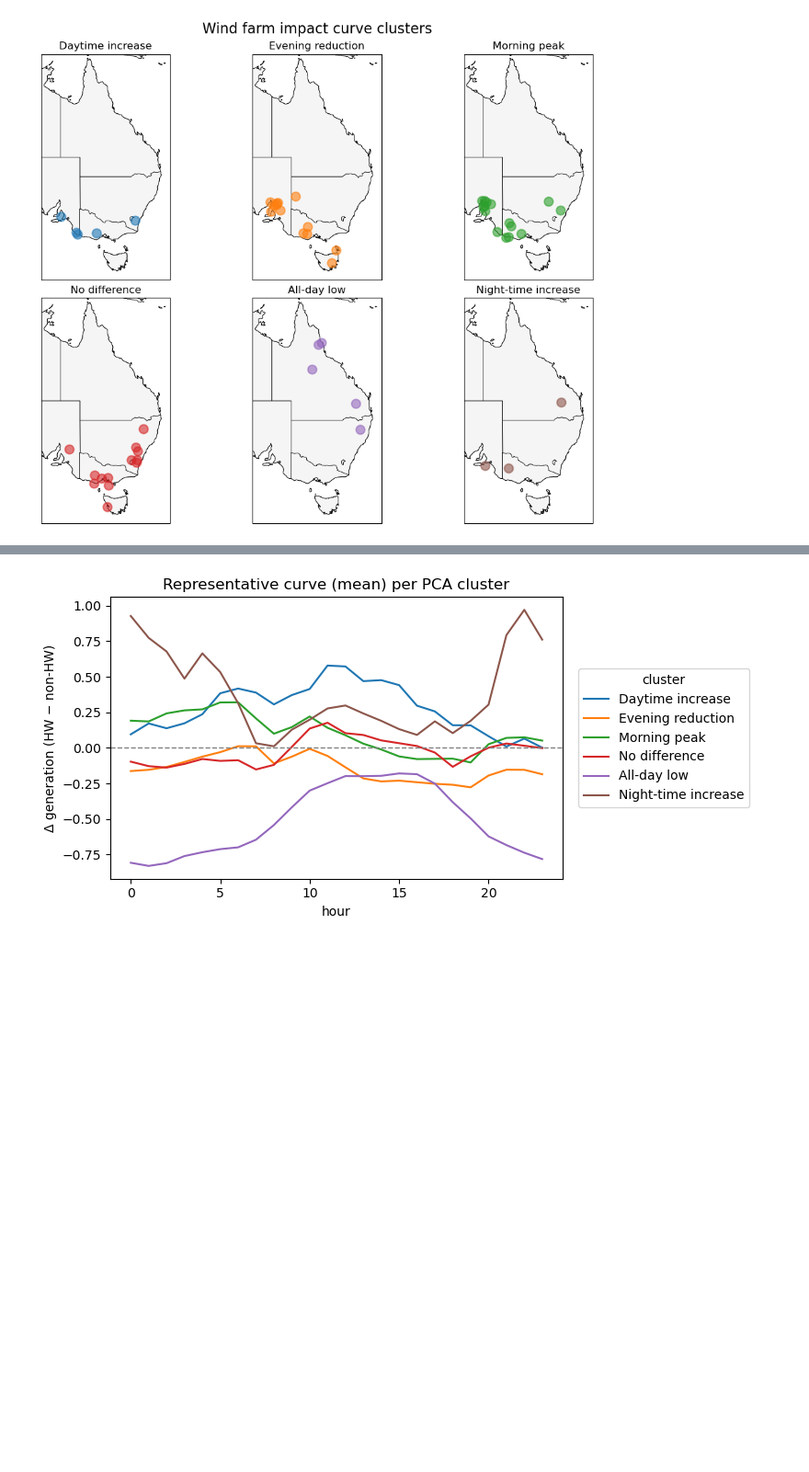
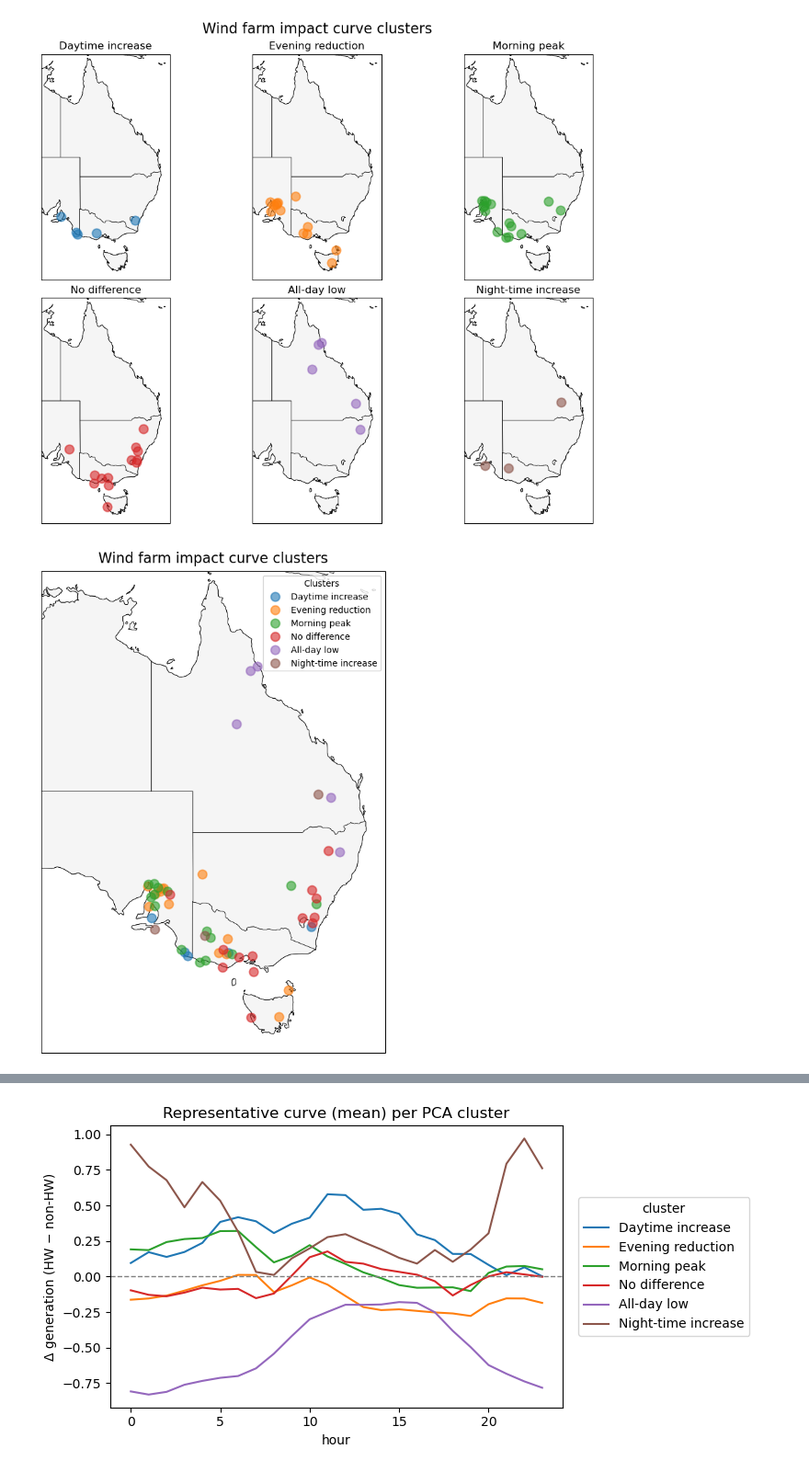
Before and after one commit to salpadorume/NEM_BARRA, a Jupyter notebook: analysis/wind_chapter/pca_clustering.ipynb, the cells around one changed output, grey strips where cells are left out. Shown at 92% size. Drawn from its saved outputs; the diff is of its cells as text; code cells hidden in the pictures; blank space fills up the shorter version.

```diff
--- a/analysis/wind_chapter/pca_clustering.ipynb
+++ b/analysis/wind_chapter/pca_clustering.ipynb
@@ -352,6 +352,78 @@ plt.savefig(
 plt.show()
 # %% [output]
 [figure]
+# %%
+def plot_clusters_single_map(
+    valid,
+    cluster_styles,
+    jitter_lon=0.5,
+    jitter_lat=0.5,
+    seed=42,
+    extent=[130, 155, -45, -10],
+    save_path=None,
+):
+
+    rng = np.random.default_rng(seed)
+
+    # --- jitter points ---
+    valid_jitter = valid.copy()
+    valid_jitter["lon_j"] = valid_jitter["lon"] + rng.normal(0, jitter_lon, len(valid))
+    valid_jitter["lat_j"] = valid_jitter["lat"] + rng.normal(0, jitter_lat, len(valid))
+
+    clusters = sorted(valid_jitter["profiles"].unique())
+
+    # --- create single map ---
+    fig, ax = plt.subplots(
+        figsize=(10, 8),
+        subplot_kw={"projection": ccrs.PlateCarree()},
+        constrained_layout=True,
+    )
+
+    # Map extent
+    ax.set_extent(extent, crs=ccrs.PlateCarree())
+
+    # Background features
+    ax.add_feature(cfeature.LAND, facecolor="whitesmoke")
+    ax.add_feature(cfeature.COASTLINE, linewidth=0.6)
+    ax.add_feature(cfeature.BORDERS, linewidth=0.4)
+    ax.add_feature(cfeature.STATES, linewidth=0.4, zorder=2)
+
+    # --- plot each cluster ---
+    for cl in clusters:
+        subset = valid_jitter[valid_jitter["profiles"] == cl]
+        style = cluster_styles.get(int(cl), {})
+
+        ax.scatter(
+            subset["lon_j"],
+            subset["lat_j"],
+            s=100,
+            facecolors=style.get("color"),
+            edgecolors=style.get("color"),
+            linewidths=1.5,
+            alpha=0.6,
+            transform=ccrs.PlateCarree(),
+            label=style.get("name", f"Cluster {cl}"),
+            zorder=3,
+        )
+
+    # Legend
+    ax.legend(title="Clusters", loc="upper right")
+
+    fig.suptitle("Wind farm impact curve clusters", fontsize=16)
+
+    # Save if requested
+    if save_path:
+        plt.savefig(save_path, dpi=300)
+
+    plt.show()
+
+plot_clusters_single_map(
+    valid,
+    cluster_styles,
+    save_path="/g/data/ng72/ms5578/ID_HW_BARRA/data/output/wind_farms_profile_clusters_all.png",
+)
+# %% [output]
+[figure, added]
 # %%
 cluster_to_plot = 2  # change this to the profile number you want
 subset = valid[valid["profiles"] == cluster_to_plot].copy()
```
Also changed, not shown: parts of 1 cell of this notebook, 8 other files.
